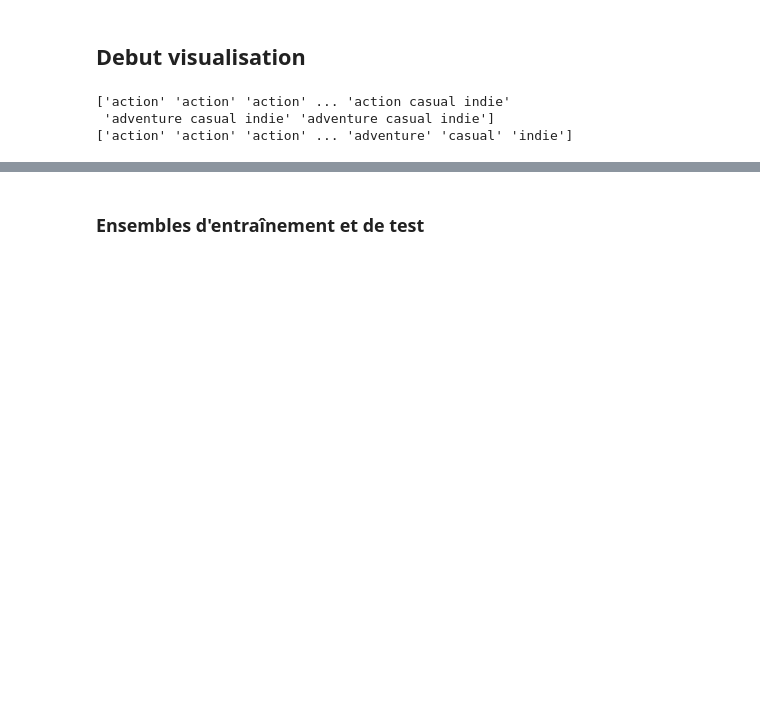
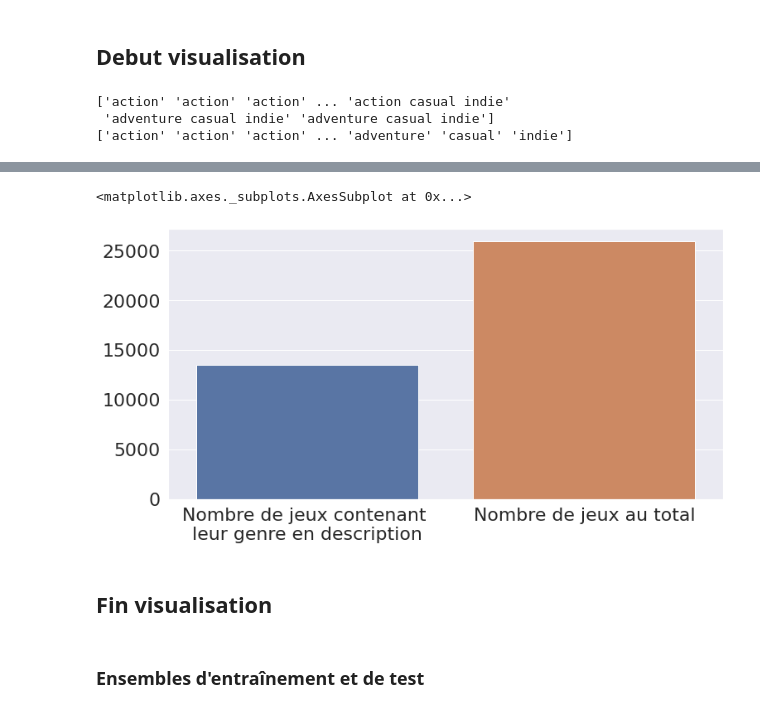
Before and after one commit to ArthurClot/projet-IAS, a Jupyter notebook: projet_ias_visualization.ipynb, the cells around one changed output, grey strips where cells are left out. Cells and saved outputs as stored; diff of their text form; code cells hidden in the pictures; blank space fills up the shorter version.

Commit message:
2nd plot bar for visualization

```diff
--- a/projet_ias_visualization.ipynb
+++ b/projet_ias_visualization.ipynb
@@ -470,10 +427,9 @@ Pour la lemmatisation on peut en plus transformer les descriptions en listes de
 Certains jeux ont plusieurs labels, on ne sait pas si c'est possible de prédire plusieurs mots avec le modèle donc nous avons choisis de ne prendre que le 1er genre du jeu (les genres ne sont pas mis dans l'ordre alphabétique pour les jeux qui en ont plusieurs on peut donc supposer que le genre qui apparaît en premier est le "principal" du jeu). On utilise pour ça la fonction keep_first_label_only(y)
 # %%
 # Lemmatisation
-"""
+
 # Pour que les descriptions soient des listes de mots
-X_tokkenized = lemmatize(X, tokkenize=True)
+X_tokenized = lemmatize(X, tokenize=True)
 
 # Pour laisser les descriptions en chaînes de caractères
-X_not_tokkenized = lemmatize(X)
-"""
+X_not_tokenized = lemmatize(X)
@@ -572,3 +525,41 @@ Text(0.5, 1.0, 'Nombre de jeux par genre')
+# %%
+def count_genre_in_description(X, y, tokenized=False):
+    N = X.shape[0]
+    D = X.shape[1]
+    genres = y
+    count=0
+    for i in range(N):
+        for j in range(D):
+            if(tokenized):
+                for k in X[i,j]:
+                    if(k in genres[i]):
+                        count+=1
+                        break #on compte seulement 1 fois si un jeu a son genre en description
+                              #peu importe si la description contient le genre une ou plusieurs fois
+            else:
+                X_split = X[i,j].split(" ")
+                for k in X_split:
+                    if(k in genres[i]):
+                        count+=1
+                        break #on compte seulement 1 fois si un jeu a son genre en description
+                              #peu importe si la description contient le genre une ou plusieurs fois
+    return count
+# %%
+# tokkenized est à True car on utilise X_tokkenized
+nb_jeu_avec_genre_en_description=count_genre_in_description(X_tokenized, y_first, tokenized=True)
+nb_jeu_total=len(y_first)
+# %%
+plt.figure(figsize=(12, 6))
+
+x_bar = ['Nombre de jeux contenant \nleur genre en description', 'Nombre de jeux au total']
+y_bar = [nb_jeu_avec_genre_en_description, nb_jeu_total]
+
+sns.barplot(x_bar, y_bar)
+# %% [output]
+<matplotlib.axes._subplots.AxesSubplot at 0x...>
+[figure, added]
+# %% [markdown]
+## Fin visualisation
 # %% [markdown]
 ### Ensembles d'entraînement et de test
 # %%
```
Also changed, not shown: parts of 20 cells of this notebook.
